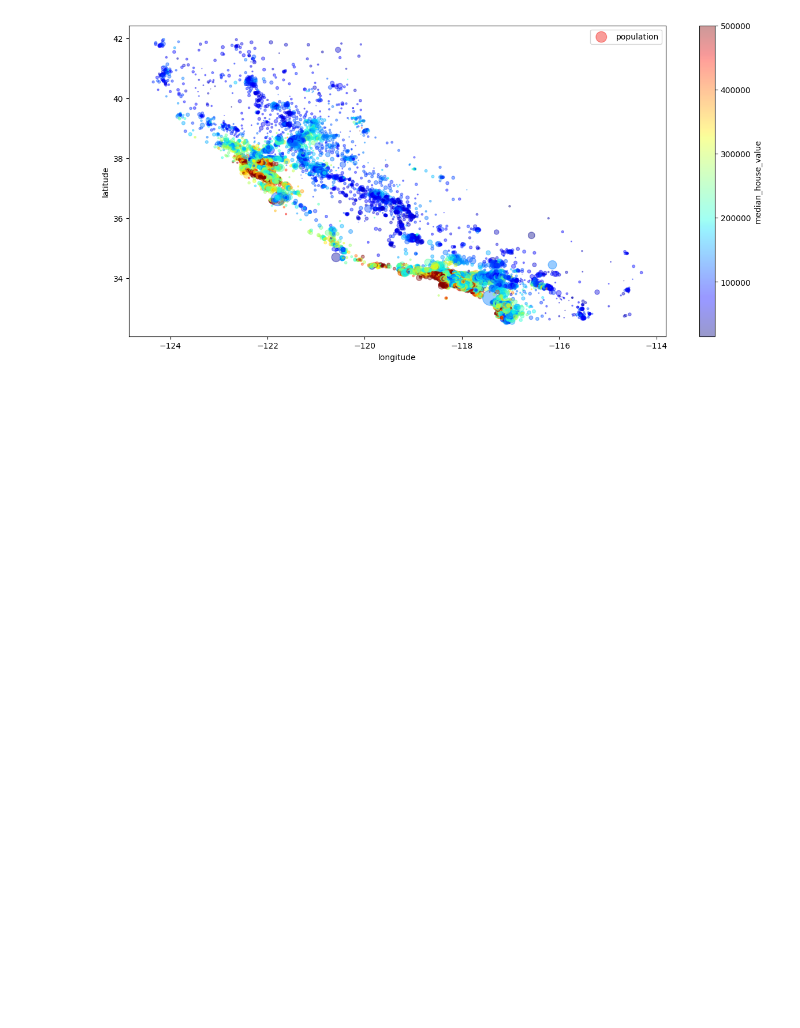
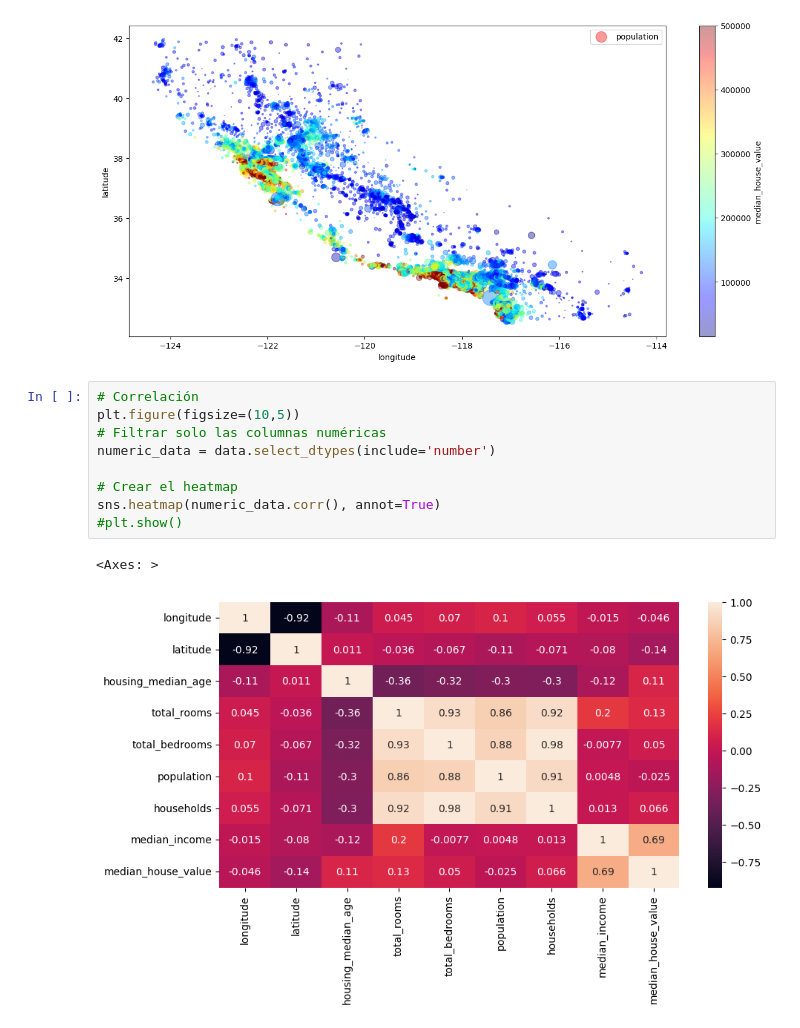
Before and after one commit to ETorresSacha/clases-MI, a Jupyter notebook: california_Housing.ipynb, the cells around one changed output. Drawn from its saved outputs; the diff is of its cells as text; blank space fills up the shorter version.

```diff
--- a/california_Housing.ipynb
+++ b/california_Housing.ipynb
@@ -77,3 +79,15 @@ plt.legend()
 plt.show()
 # %% [output]
 [figure]
+# %%
+# Correlación
+plt.figure(figsize=(10,5))
+# Filtrar solo las columnas numéricas
+numeric_data = data.select_dtypes(include='number')
+
+# Crear el heatmap
+sns.heatmap(numeric_data.corr(), annot=True)
+#plt.show()
+# %% [output]
+<Axes: >
+[figure, added]
```
Also changed, not shown: parts of 21 cells of this notebook.
